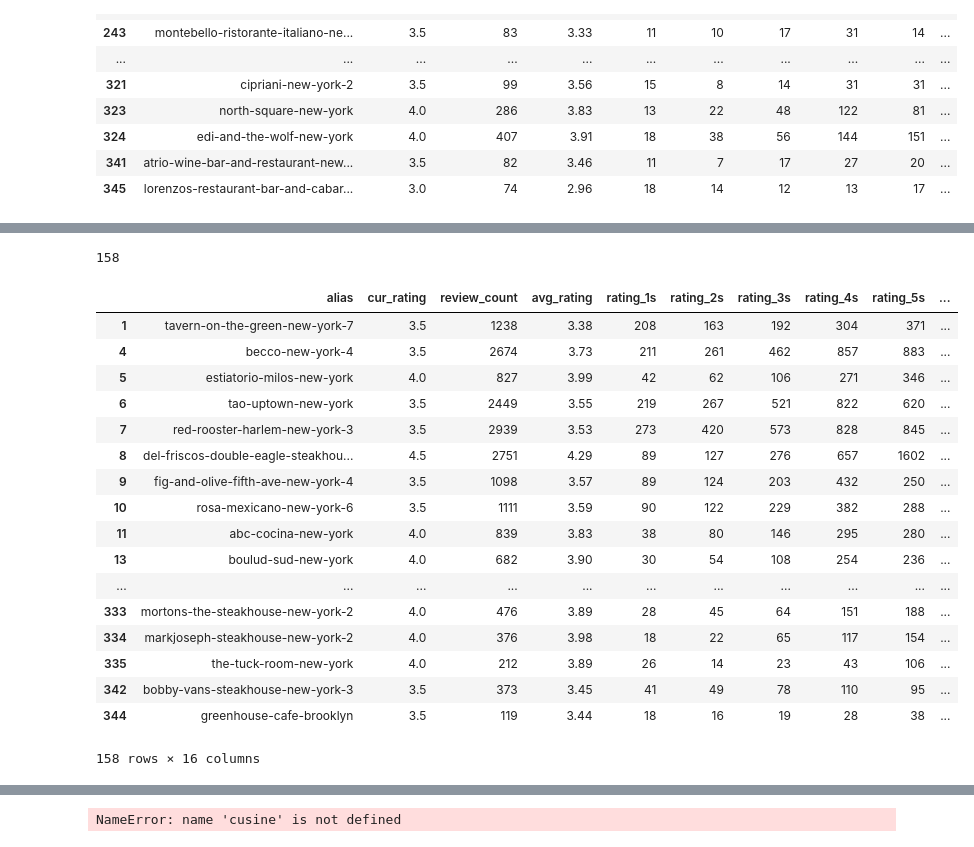
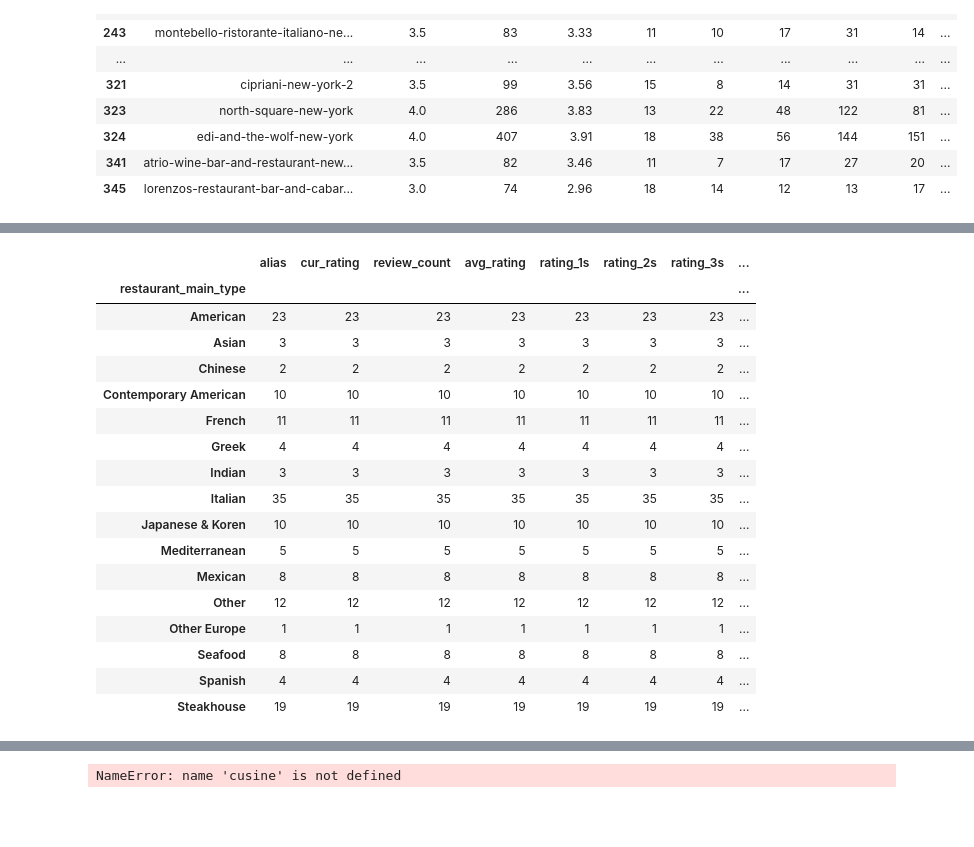
Before and after one commit to ctc316/NYC_RstWeek, a Jupyter notebook: analysis.ipynb, the cells around one changed output, grey strips where cells are left out. Saved outputs shown, nothing was run; the diff lists cells and outputs as text; code cells hidden in the pictures; blank space fills up the shorter version.

```diff
--- a/analysis.ipynb
+++ b/analysis.ipynb
@@ -225,26 +287,24 @@ best_rstw
 # %%
 better = analysis[(analysis['rw_review_count'] != 0) & (analysis['rw_avg_rating'] - analysis['avg_rating'] >= 0.05)]
-print(better.shape[0])
-display(better)
+better.groupby(['restaurant_main_type']).count()
 # %% [output]
-158
-|  | alias | cur_rating | review_count | avg_rating | rating_1s | rating_2s | rating_3s | rating_4s | rating_5s | ... |
-| 1 | tavern-on-the-green-new-york-7 | 3.5 | 1238 | 3.38 | 208 | 163 | 192 | 304 | 371 | ... |
-| 4 | becco-new-york-4 | 3.5 | 2674 | 3.73 | 211 | 261 | 462 | 857 | 883 | ... |
-| 5 | estiatorio-milos-new-york | 4.0 | 827 | 3.99 | 42 | 62 | 106 | 271 | 346 | ... |
-| 6 | tao-uptown-new-york | 3.5 | 2449 | 3.55 | 219 | 267 | 521 | 822 | 620 | ... |
-| 7 | red-rooster-harlem-new-york-3 | 3.5 | 2939 | 3.53 | 273 | 420 | 573 | 828 | 845 | ... |
-| 8 | del-friscos-double-eagle-steakhou... | 4.5 | 2751 | 4.29 | 89 | 127 | 276 | 657 | 1602 | ... |
-| 9 | fig-and-olive-fifth-ave-new-york-4 | 3.5 | 1098 | 3.57 | 89 | 124 | 203 | 432 | 250 | ... |
-| 10 | rosa-mexicano-new-york-6 | 3.5 | 1111 | 3.59 | 90 | 122 | 229 | 382 | 288 | ... |
-| 11 | abc-cocina-new-york | 4.0 | 839 | 3.83 | 38 | 80 | 146 | 295 | 280 | ... |
-| 13 | boulud-sud-new-york | 4.0 | 682 | 3.90 | 30 | 54 | 108 | 254 | 236 | ... |
-| ... | ... | ... | ... | ... | ... | ... | ... | ... | ... | ... |
-| 333 | mortons-the-steakhouse-new-york-2 | 4.0 | 476 | 3.89 | 28 | 45 | 64 | 151 | 188 | ... |
-| 334 | markjoseph-steakhouse-new-york-2 | 4.0 | 376 | 3.98 | 18 | 22 | 65 | 117 | 154 | ... |
-| 335 | the-tuck-room-new-york | 4.0 | 212 | 3.89 | 26 | 14 | 23 | 43 | 106 | ... |
-| 342 | bobby-vans-steakhouse-new-york-3 | 3.5 | 373 | 3.45 | 41 | 49 | 78 | 110 | 95 | ... |
-| 344 | greenhouse-cafe-brooklyn | 3.5 | 119 | 3.44 | 18 | 16 | 19 | 28 | 38 | ... |
+|  | alias | cur_rating | review_count | avg_rating | rating_1s | rating_2s | rating_3s | ... |
+| restaurant_main_type |  |  |  |  |  |  |  | ... |
+| American | 23 | 23 | 23 | 23 | 23 | 23 | 23 | ... |
+| Asian | 3 | 3 | 3 | 3 | 3 | 3 | 3 | ... |
+| Chinese | 2 | 2 | 2 | 2 | 2 | 2 | 2 | ... |
+| Contemporary American | 10 | 10 | 10 | 10 | 10 | 10 | 10 | ... |
+| French | 11 | 11 | 11 | 11 | 11 | 11 | 11 | ... |
+| Greek | 4 | 4 | 4 | 4 | 4 | 4 | 4 | ... |
+| Indian | 3 | 3 | 3 | 3 | 3 | 3 | 3 | ... |
+| Italian | 35 | 35 | 35 | 35 | 35 | 35 | 35 | ... |
+| Japanese & Koren | 10 | 10 | 10 | 10 | 10 | 10 | 10 | ... |
+| Mediterranean | 5 | 5 | 5 | 5 | 5 | 5 | 5 | ... |
+| Mexican | 8 | 8 | 8 | 8 | 8 | 8 | 8 | ... |
+| Other | 12 | 12 | 12 | 12 | 12 | 12 | 12 | ... |
+| Other Europe | 1 | 1 | 1 | 1 | 1 | 1 | 1 | ... |
+| Seafood | 8 | 8 | 8 | 8 | 8 | 8 | 8 | ... |
+| Spanish | 4 | 4 | 4 | 4 | 4 | 4 | 4 | ... |
+| Steakhouse | 19 | 19 | 19 | 19 | 19 | 19 | 19 | ... |
-158 rows × 16 columns
 # %%
 even_better = better[(better['rw_avg_rating'] >= 4) & (better['rw_review_count'] >= 10)].sort_values(['rw_avg_rating', 'avg_rating'], ascending=False)
```
Also changed, not shown: parts of 13 cells of this notebook, 2 other files.
